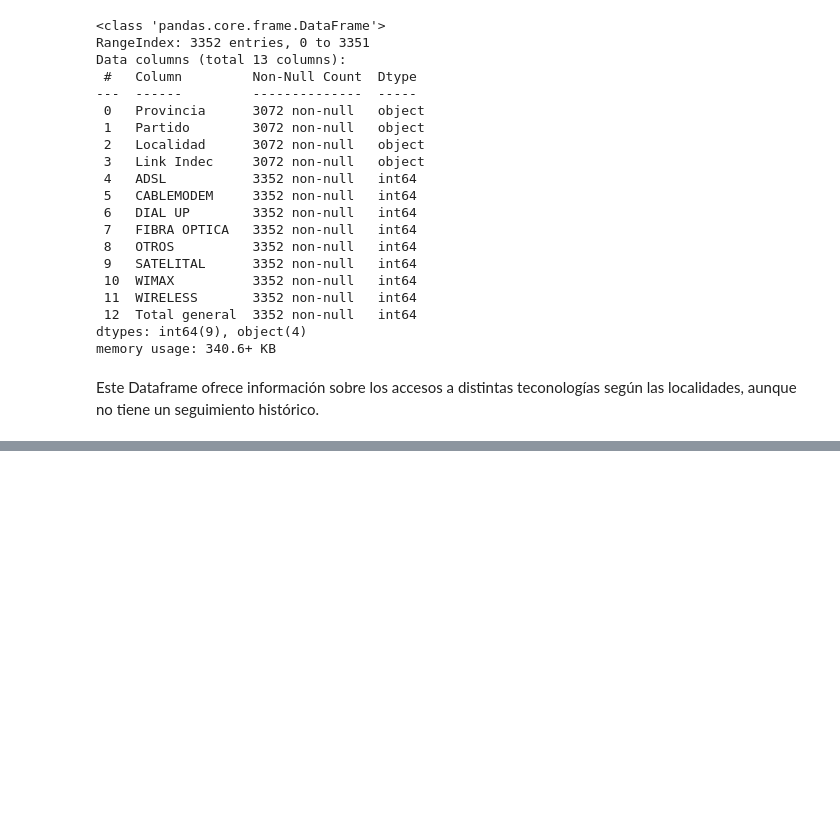
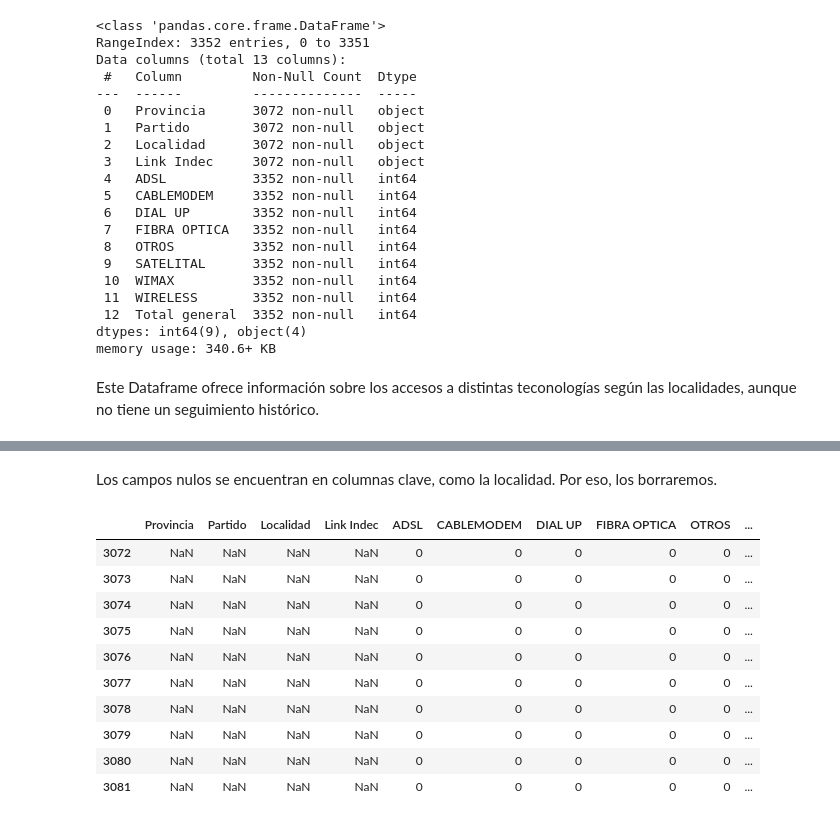
Before and after one commit to gastorellano/Proyecto_telecomunicaciones, a Jupyter notebook: Notebooks/etl.ipynb, the cells around one changed output, grey strips where cells are left out. Saved outputs shown, nothing was run; the diff lists cells and outputs as text; code cells hidden in the pictures; blank space fills up the shorter version.

Commit message:
Finalización nulos y valores faltantes - ETL

```diff
--- a/Notebooks/etl.ipynb
+++ b/Notebooks/etl.ipynb
@@ -170,0 +189,18 @@ Este Dataframe ofrece información sobre los accesos a distintas teconologías s
+# %% [markdown]
+Los campos nulos se encuentran en columnas clave, como la localidad. Por eso, los borraremos.
+# %%
+df3_nulos = df3[df3[['Provincia', 'Partido', 'Localidad']].isnull().all(axis=1)]
+df3_nulos.head(10)
+# Cuando filtramos los nulos, observamos que los datos faltantes son en las mismas filas.
+# %% [output]
+|  | Provincia | Partido | Localidad | Link Indec | ADSL | CABLEMODEM | DIAL UP | FIBRA OPTICA | OTROS | ... |
+| 3072 | NaN | NaN | NaN | NaN | 0 | 0 | 0 | 0 | 0 | ... |
+| 3073 | NaN | NaN | NaN | NaN | 0 | 0 | 0 | 0 | 0 | ... |
+| 3074 | NaN | NaN | NaN | NaN | 0 | 0 | 0 | 0 | 0 | ... |
+| 3075 | NaN | NaN | NaN | NaN | 0 | 0 | 0 | 0 | 0 | ... |
+| 3076 | NaN | NaN | NaN | NaN | 0 | 0 | 0 | 0 | 0 | ... |
+| 3077 | NaN | NaN | NaN | NaN | 0 | 0 | 0 | 0 | 0 | ... |
+| 3078 | NaN | NaN | NaN | NaN | 0 | 0 | 0 | 0 | 0 | ... |
+| 3079 | NaN | NaN | NaN | NaN | 0 | 0 | 0 | 0 | 0 | ... |
+| 3080 | NaN | NaN | NaN | NaN | 0 | 0 | 0 | 0 | 0 | ... |
+| 3081 | NaN | NaN | NaN | NaN | 0 | 0 | 0 | 0 | 0 | ... |
```
Also changed, not shown: parts of 60 cells of this notebook, 1 other file.
